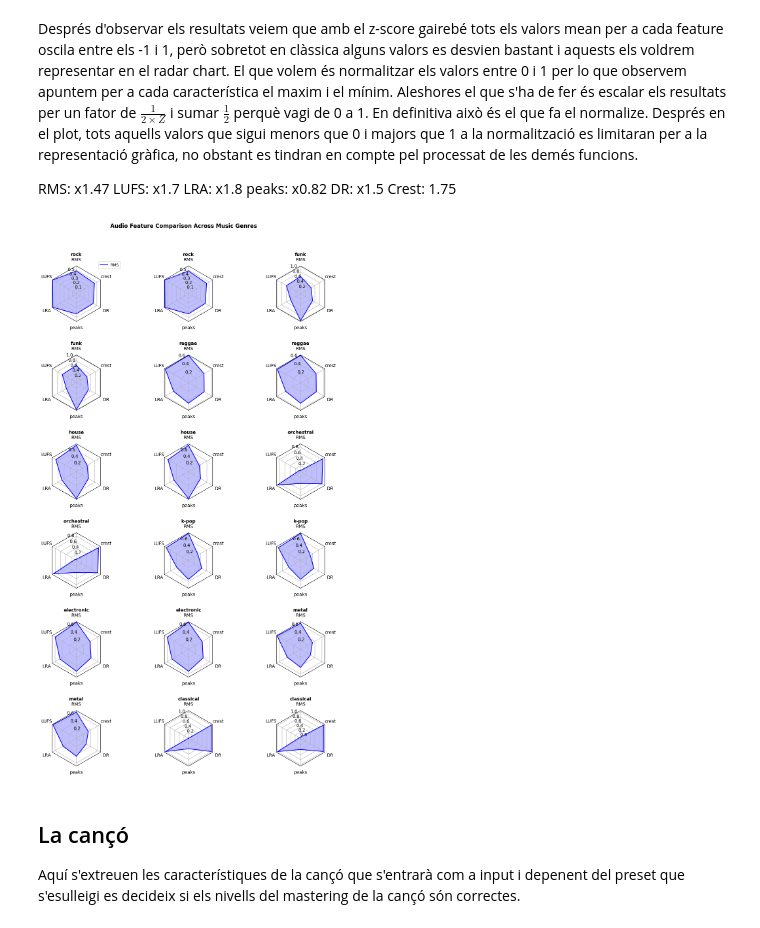
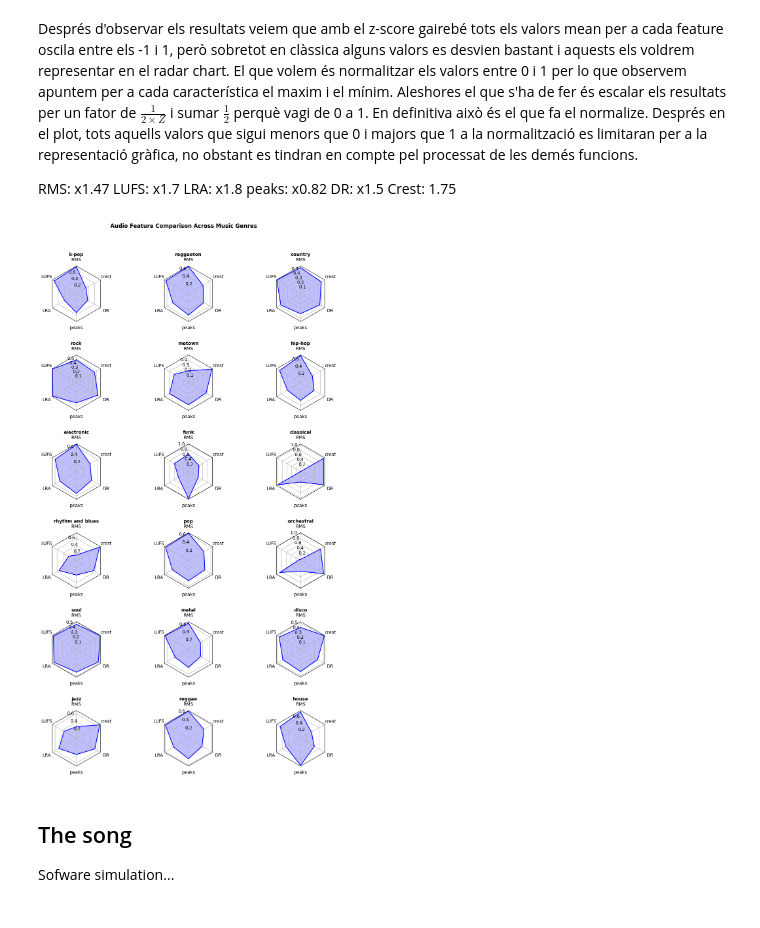
Before and after one commit to rogerpurgimon/TFG, a Jupyter notebook: Software prototype.ipynb, the cells around one changed output. Saved outputs shown, nothing was run; the diff lists cells and outputs as text; code cells hidden in the pictures.

```diff
--- a/Software prototype.ipynb
+++ b/Software prototype.ipynb
@@ -84,7 +85,7 @@ Once you have calculated the Z-score, you can compare it to a threshold value to
 However, it's important to note that outliers can be defined in different ways depending on the context and the distribution of the data. In some cases, it may be more appropriate to use a different threshold value or a different method for detecting outliers. It's also important to consider the underlying data generating process and to exercise judgment when interpreting outliers.
 # %%
 def normalize(values, feature, data):
-    '''
+    """
     The normalize function recieves an input value that could be any kind of feature.
     Given the data of the hole dataset and the mean and standard deviation for each feature
     (column in the csv file) we can obtain a normalization of the input value.
@@ -93,7 +94,17 @@ def normalize(values, feature, data):
     2 outputs: the second one based on the scaling actor and z-score normalization,
     the first one is done especially for the visualization (until now, the second one is not
     relevant)
-    '''
+
+    Parameters
+    ----------
+    values : float array
+        The first element is normalized
+    feature : string
+        Label. The normalization is different for each feature.
+    data: Pandas dataframe
+        Dataframe of the hole dataset, only including the feature levels.
+    """
+
     feature_indices = {'RMS': 0, 'LUFS': 1, 'LRA': 2, 'N peaks': 3, 'DR': 4, 'Crest': 5}
     feature_index = None
     for key in feature_indices:
@@ -126,11 +137,11 @@ def normalize(values, feature, data):
 Below we comptute all the presets configuration. We will use this in the radar chart plots.
 # %%
 radar_data = [['RMS', 'LUFS', 'LRA', 'peaks', 'DR', 'crest']]
-rradar_data = radar_data
+rradar_data = [['RMS', 'LUFS', 'LRA', 'peaks', 'DR', 'crest']]
 
 for genre in all_genres:
     g = presets.loc[presets['Genre'] == genre]
-    rg = g
+    rg = g.copy()
 
     for column in presets_columns:
 
@@ -294,39 +305,37 @@ if __name__ == '__main__':
     N = 6
     theta = radar_factory(N, frame='polygon')
 
     spoke_labels = radar_data[0]
     radar_ = radar_data[1:]
 
     fig, axs = plt.subplots(figsize=(12, 18), nrows=6, ncols=3,
                             subplot_kw=dict(projection='radar'))
     fig.subplots_adjust(wspace=0.4, hspace=0.6, top=0.9, bottom=0.05)
 
     colors = ['b', 'r', 'g', 'm', 'y']
     # Plot the cases on separate axes
     for ax, (title, case_data) in zip(axs.flat, radar_):
         #ax.set_rgrids([0.2, 0.4, 0.6, 0.8])
         ax.set_title(title, weight='bold', size='medium', position=(0.5, 1.1),
                      horizontalalignment='center', verticalalignment='center')
         for d, color in zip(case_data, colors):
             ax.plot(theta, d, color=color)
             ax.fill(theta, d, facecolor=color, alpha=0.25, label='_nolegend_')
         ax.set_varlabels(spoke_labels)
 
     # add legend relative to top-left plot
     labels = ('RMS', 'LUFS', 'LRA', 'peaks', 'DR', 'crest')
-    legend = axs[0, 0].legend(labels, loc=(0.9, .95),
-                              labelspacing=0.1, fontsize='small')
 
     fig.text(0.5, 0.965, 'Audio Feature Comparison Across Music Genres',
              horizontalalignment='center', color='black', weight='bold',
              size='large')
 
     plt.show()
 # %% [output]
-[figure, old version]
+[figure, new version]
 # %% [markdown]
-## La cançó
-Aquí s'extreuen les característiques de la cançó que s'entrarà com a input i depenent del preset que s'esulleigi es decideix si els nivells del mastering de la cançó són correctes.
+## The song
+Sofware simulation...
 # %%
 import yaml
 import os
```
Also changed, not shown: parts of 17 cells of this notebook.
